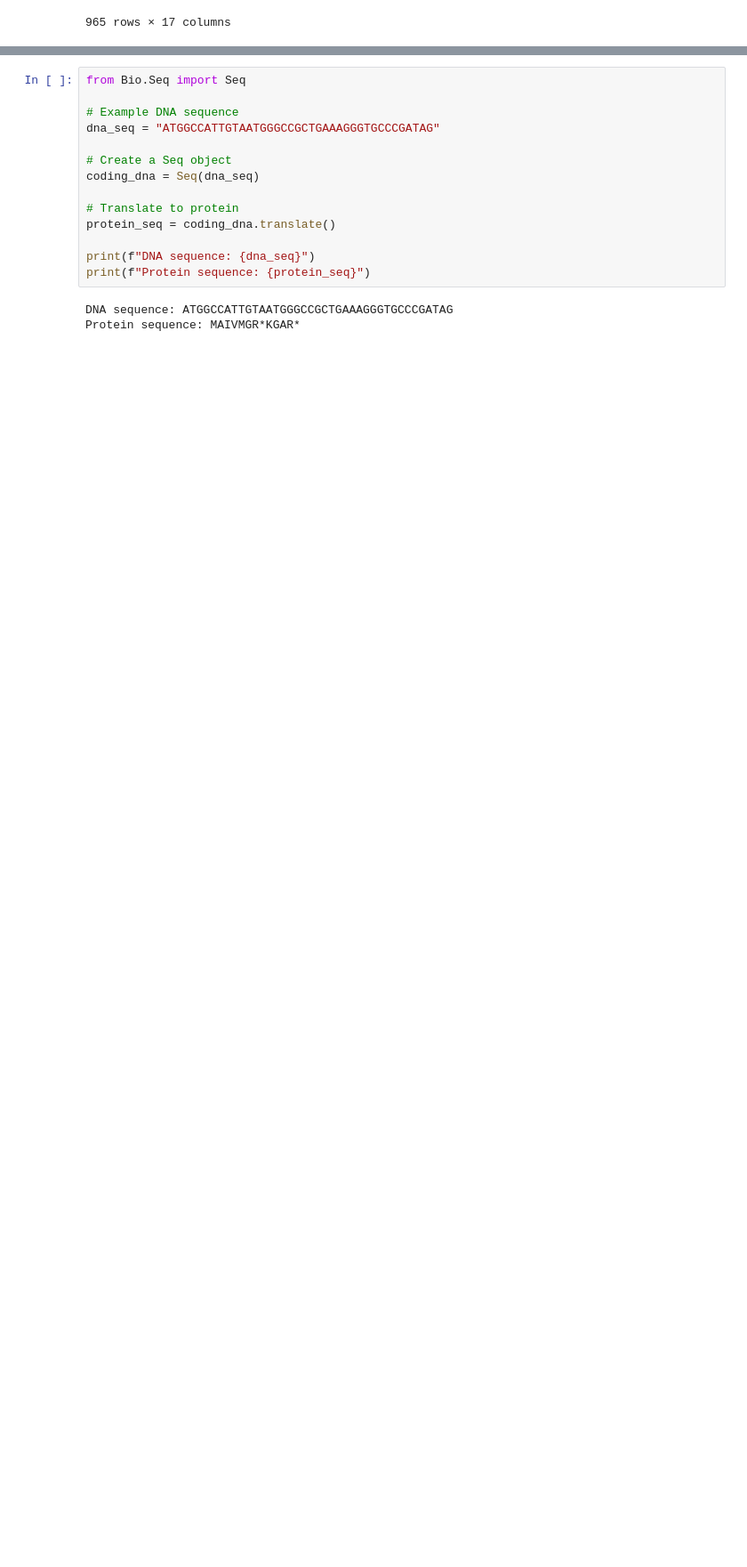
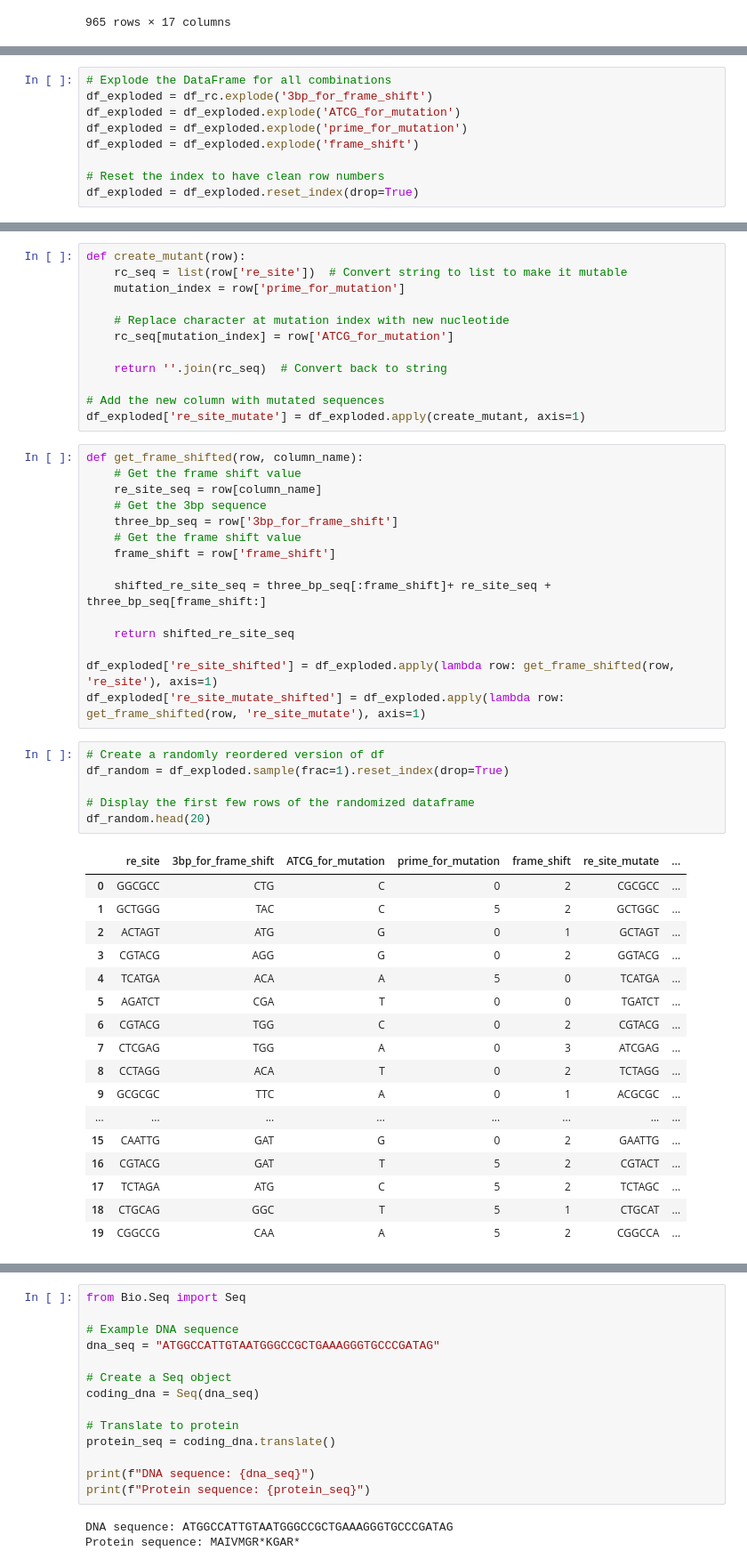
Before and after one commit to Wenzhao-protein/clone_repeat_protein, a Jupyter notebook: get_re_ dict/get_re_site.ipynb, the cells around one changed output, grey strips where cells are left out. Shown at 89% size. Drawn from its saved outputs; the diff is of its cells as text; blank space fills up the shorter version.

Commit message:
add slient mutation check

```diff
--- a/get_re_ dict/get_re_site.ipynb
+++ b/get_re_ dict/get_re_site.ipynb
@@ -120,0 +194,9 @@ FILE
+# %%
+# Explode the DataFrame for all combinations
+df_exploded = df_rc.explode('3bp_for_frame_shift')
+df_exploded = df_exploded.explode('ATCG_for_mutation')
+df_exploded = df_exploded.explode('prime_for_mutation')
+df_exploded = df_exploded.explode('frame_shift')
+
+# Reset the index to have clean row numbers
+df_exploded = df_exploded.reset_index(drop=True)
@@ -120,0 +232,51 @@ FILE
+# %%
+def create_mutant(row):
+    rc_seq = list(row['re_site'])  # Convert string to list to make it mutable
+    mutation_index = row['prime_for_mutation']
+
+    # Replace character at mutation index with new nucleotide
+    rc_seq[mutation_index] = row['ATCG_for_mutation']
+
+    return ''.join(rc_seq)  # Convert back to string
+
+# Add the new column with mutated sequences
+df_exploded['re_site_mutate'] = df_exploded.apply(create_mutant, axis=1)
+# %%
+def get_frame_shifted(row, column_name):
+    # Get the frame shift value
+    re_site_seq = row[column_name]
+    # Get the 3bp sequence
+    three_bp_seq = row['3bp_for_frame_shift']
+    # Get the frame shift value
+    frame_shift = row['frame_shift']
+
+    shifted_re_site_seq = three_bp_seq[:frame_shift]+ re_site_seq + three_bp_seq[frame_shift:]
+
+    return shifted_re_site_seq
+
+df_exploded['re_site_shifted'] = df_exploded.apply(lambda row: get_frame_shifted(row, 're_site'), axis=1)
+df_exploded['re_site_mutate_shifted'] = df_exploded.apply(lambda row: get_frame_shifted(row, 're_site_mutate'), axis=1)
+# %%
+# Create a randomly reordered version of df
+df_random = df_exploded.sample(frac=1).reset_index(drop=True)
+
+# Display the first few rows of the randomized dataframe
+df_random.head(20)
+# %% [output]
+|  | re_site | 3bp_for_frame_shift | ATCG_for_mutation | prime_for_mutation | frame_shift | re_site_mutate | ... |
+| 0 | GGCGCC | CTG | C | 0 | 2 | CGCGCC | ... |
+| 1 | GCTGGG | TAC | C | 5 | 2 | GCTGGC | ... |
+| 2 | ACTAGT | ATG | G | 0 | 1 | GCTAGT | ... |
+| 3 | CGTACG | AGG | G | 0 | 2 | GGTACG | ... |
+| 4 | TCATGA | ACA | A | 5 | 0 | TCATGA | ... |
+| 5 | AGATCT | CGA | T | 0 | 0 | TGATCT | ... |
+| 6 | CGTACG | TGG | C | 0 | 2 | CGTACG | ... |
+| 7 | CTCGAG | TGG | A | 0 | 3 | ATCGAG | ... |
+| 8 | CCTAGG | ACA | T | 0 | 2 | TCTAGG | ... |
+| 9 | GCGCGC | TTC | A | 0 | 1 | ACGCGC | ... |
+| ... | ... | ... | ... | ... | ... | ... | ... |
+| 15 | CAATTG | GAT | G | 0 | 2 | GAATTG | ... |
+| 16 | CGTACG | GAT | T | 5 | 2 | CGTACT | ... |
+| 17 | TCTAGA | ATG | C | 5 | 2 | TCTAGC | ... |
+| 18 | CTGCAG | GGC | T | 5 | 1 | CTGCAT | ... |
+| 19 | CGGCCG | CAA | A | 5 | 2 | CGGCCA | ... |
```
Also changed, not shown: parts of 48 cells of this notebook, 2 other files.
